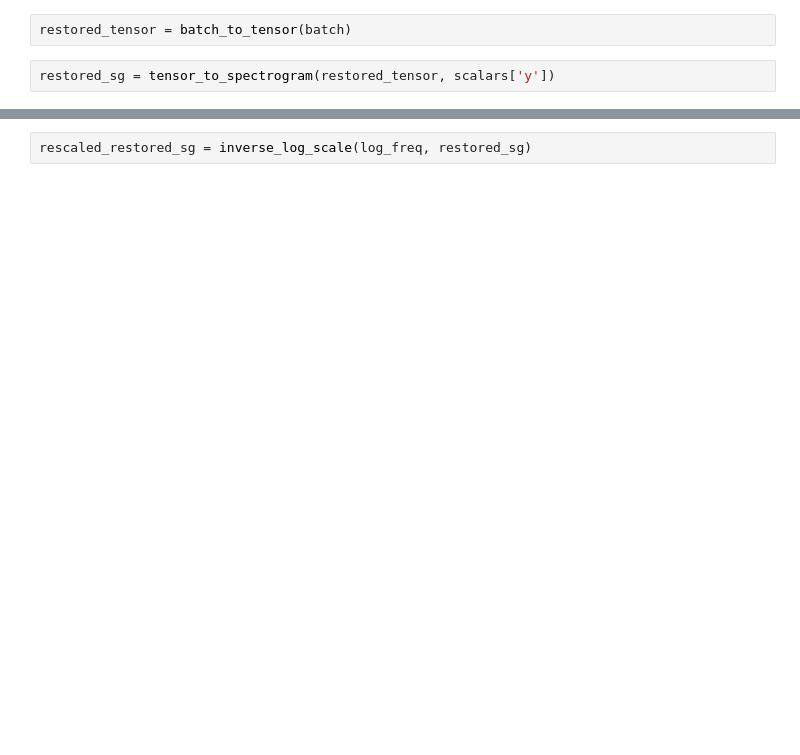
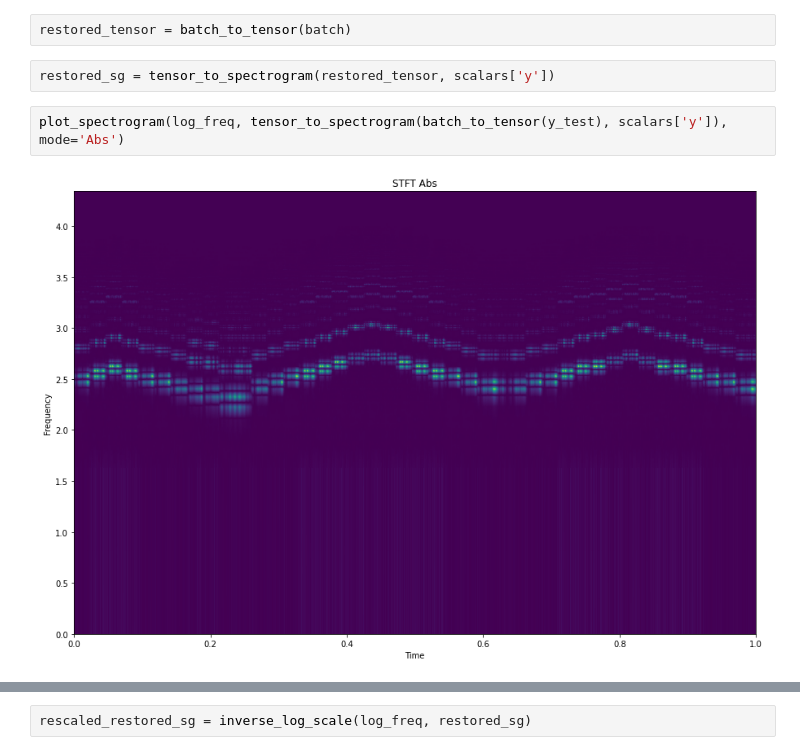
Before and after one commit to PapaLaplace/AST, a Jupyter notebook: test.ipynb, the cells around one changed output, grey strips where cells are left out. Drawn from its saved outputs; the diff is of its cells as text; blank space fills up the shorter version.

```diff
--- a/test.ipynb
+++ b/test.ipynb
@@ -66,6 +59,10 @@ batch.shape
 restored_tensor = batch_to_tensor(batch)
 # %%
 restored_sg = tensor_to_spectrogram(restored_tensor, scalars['y'])
+# %%
+plot_spectrogram(log_freq, tensor_to_spectrogram(batch_to_tensor(y_test), scalars['y']), mode='Abs')
+# %% [output]
+[figure, added]
 # %%
 plot_spectrogram(log_freq, restored_sg, mode='Abs')
 # %% [output]
```
Also changed, not shown: parts of 8 cells of this notebook, 4 other files.
